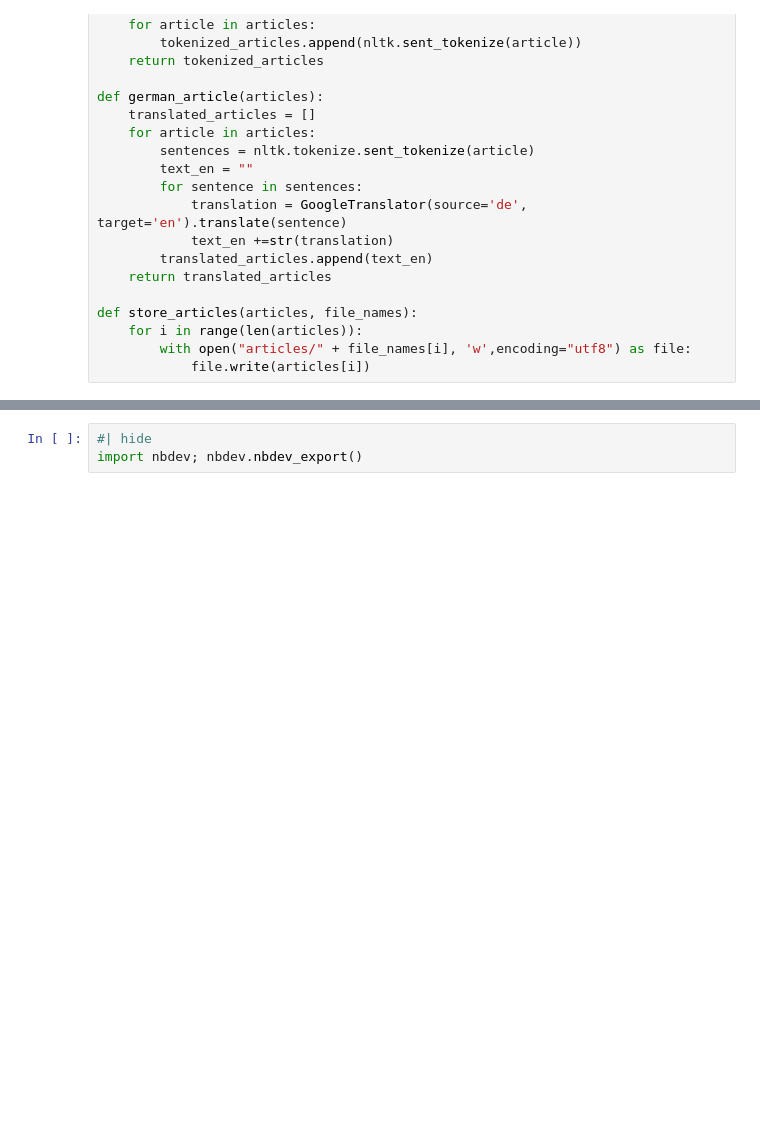
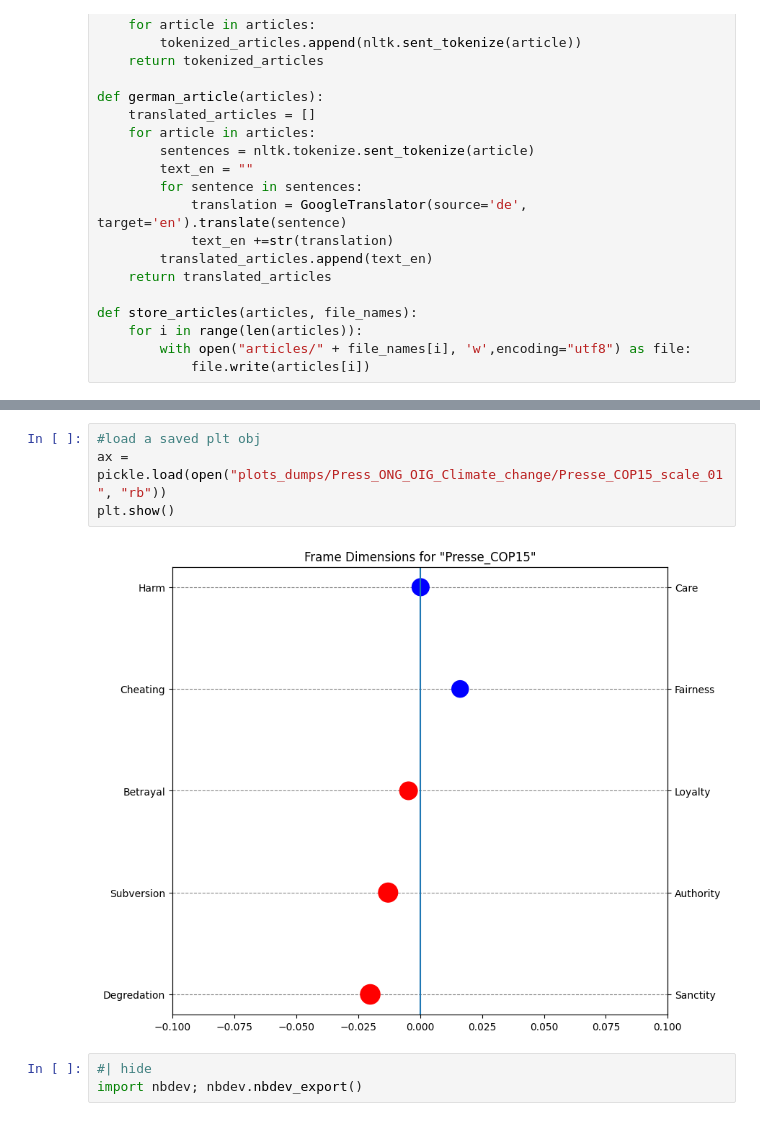
Before and after one commit to NicoOhler/wikipedia_framing_analysis, a Jupyter notebook: demo.ipynb, the cells around one changed output, grey strips where cells are left out. Saved outputs shown, nothing was run; the diff lists cells and outputs as text; blank space fills up the shorter version.

```diff
--- a/demo.ipynb
+++ b/demo.ipynb
@@ -241,3 +260,9 @@ for i in range(len(articles)):
+# %%
+#load a saved plt obj
+ax = pickle.load(open("plots_dumps/Press_ONG_OIG_Climate_change/Presse_COP15_scale_01", "rb"))
+plt.show()
+# %% [output]
+[figure, added]
 # %%
 #| hide
 import nbdev; nbdev.nbdev_export()
```
Also changed, not shown: parts of 6 cells of this notebook, 2 other files.
